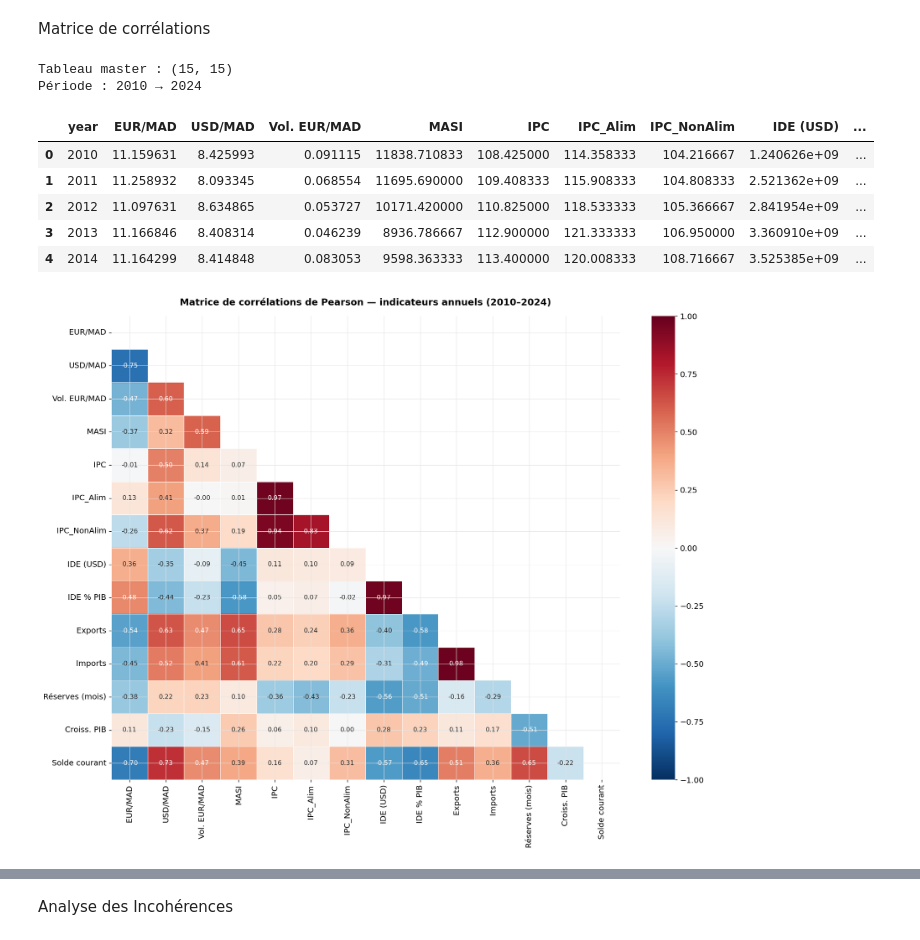
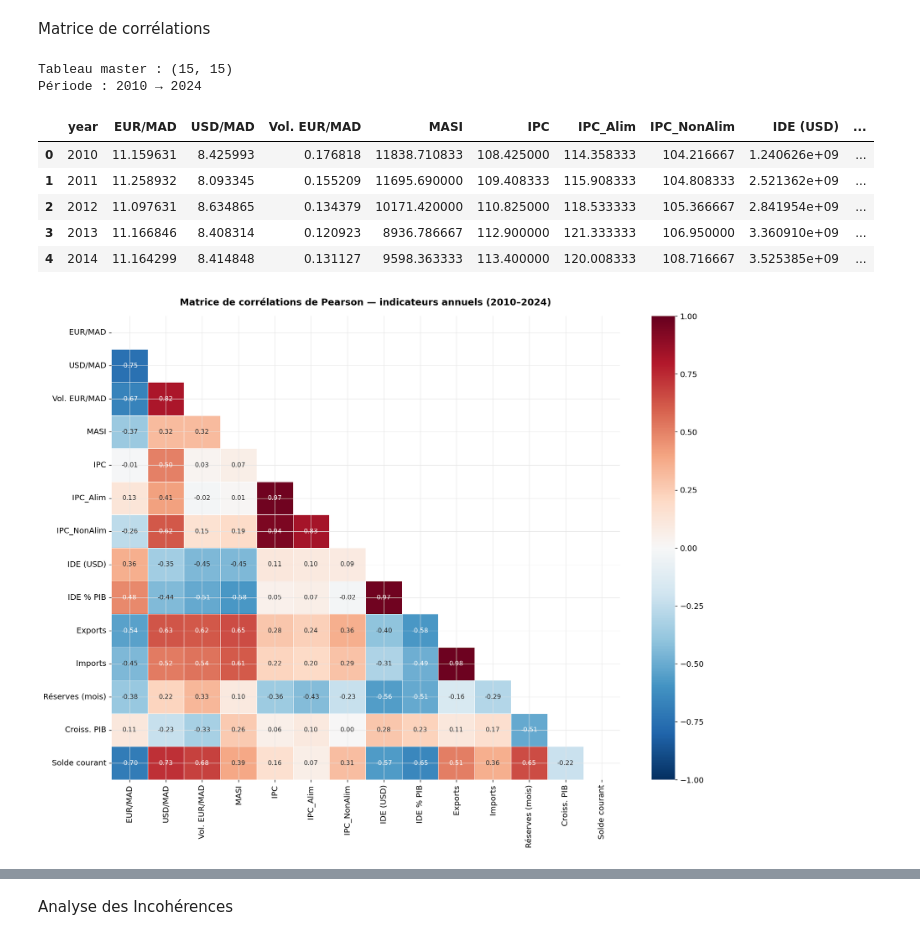
Before and after one commit to JanahAsmae/liberalisation-regime-change-maroc, a Jupyter notebook: notebooks/eda_and_cleaning.ipynb, the cells around one changed output, grey strips where cells are left out. Drawn from its saved outputs; the diff is of its cells as text; code cells hidden in the pictures.

```diff
--- a/notebooks/eda_and_cleaning.ipynb
+++ b/notebooks/eda_and_cleaning.ipynb
@@ -457,3 +457,35 @@ csv_files = sorted([p for p in data_dir.iterdir()])
 dfs = [pd.read_csv(p) for p in csv_files]
 dfs_names = [p.stem for p in csv_files]
 dfs_dict = dict(zip(dfs_names, dfs))
+# %%
+# Reconvertir les dates après rechargement depuis cleaned/
+# (pd.read_csv relit tout en string)
+
+# Taux de change
+eur_mad = dfs_dict['taux_change (EUR)_cleaned'].copy()
+usd_mad = dfs_dict['taux_change (USD)_cleaned'].copy()
+eur_mad['Date'] = pd.to_datetime(eur_mad['Date'])
+usd_mad['Date'] = pd.to_datetime(usd_mad['Date'])
+
+# MASI
+dfs_dict['masi_cleaned']['Date'] = pd.to_datetime(dfs_dict['masi_cleaned']['Date'])
+
+# IPC — redéfinir ipc_clean pour les cellules suivantes
+ipc_clean = dfs_dict['ipc_cleaned'].copy()
+MOIS_ORDER = {
+    'janvier':1,'février':2,'mars':3,'avril':4,
+    'mai':5,'juin':6,'juillet':7,'août':8,
+    'septembre':9,'octobre':10,'novembre':11,'décembre':12
+}
+ipc_clean['mois_num'] = ipc_clean['mois'].map(MOIS_ORDER)
+ipc_clean['date'] = pd.to_datetime(
+    ipc_clean['annee'].astype(str) + '-' +
+    ipc_clean['mois_num'].astype(str).str.zfill(2) + '-01'
+)
+ipc_clean = ipc_clean.sort_values('date').reset_index(drop=True)
+
+print("✓ Dates reconverties")
+print(f"  eur_mad  : {eur_mad['Date'].dtype} | {eur_mad['Date'].min().date()} → {eur_mad['Date'].max().date()}")
+print(f"  usd_mad  : {usd_mad['Date'].dtype} | {usd_mad['Date'].min().date()} → {usd_mad['Date'].max().date()}")
+print(f"  masi     : {dfs_dict['masi_cleaned']['Date'].dtype}")
+print(f"  ipc_clean: {ipc_clean.shape} | {ipc_clean['date'].min().date()} → {ipc_clean['date'].max().date()}")
@@ -1376,9 +1416,9 @@ usd_ann = (usd_mad.set_index('Date')['Cours']
 usd_ann['year'] = usd_ann['year'].dt.year
 
 # Volatilité annuelle EUR/MAD
-vol_ann = (eur_mad.set_index('Date')['Cours']
+vol_ann = (eur_mad.set_index('Date')['Variation']
            .resample('Y').std().reset_index()
-           .rename(columns={'Date':'year', 'Cours':'Vol_EUR_MAD'}))
+           .rename(columns={'Date':'year', 'Variation':'Vol_EUR_MAD'}))
 vol_ann['year'] = vol_ann['year'].dt.year
 
 # MASI annuel
@@ -1405,38 +1445,41 @@ df_master = (eur_ann
     .merge(masi_ann,  on='year')
     .merge(ipc_ann,   on='year')
     .merge(dfs_dict['ide_global_cleaned'][['Year','IDE_USD','IDE_percent_GDP']]
            .rename(columns={'Year':'year'}), on='year')
     .merge(dfs_dict['ice_global_cleaned'][['year','value_exports','value_imports']], on='year')
     .merge(dfs_dict['reserves_cleaned'][['year','value_months']], on='year')
     .merge(dfs_dict['macro_cleaned'][['year','gdp_growth','current_account']], on='year')
 )
 
 # Renommer pour lisibilité
 df_master = df_master.rename(columns={
     'EUR_MAD':        'EUR/MAD',
     'USD_MAD':        'USD/MAD',
     'Vol_EUR_MAD':    'Vol. EUR/MAD',
     'IDE_USD':        'IDE (USD)',
     'IDE_percent_GDP':'IDE % PIB',
     'value_exports':  'Exports',
     'value_imports':  'Imports',
     'value_months':   'Réserves (mois)',
     'gdp_growth':     'Croiss. PIB',
     'current_account':'Solde courant',
 })
 
+# Filtrer sur 2010-2024 — exclure 2025 et 2026 partiels
+df_master = df_master[df_master['year'] <= 2024].reset_index(drop=True)
+
 print(f"Tableau master : {df_master.shape}")
 print(f"Période : {df_master['year'].min()} → {df_master['year'].max()}")
 display(df_master.head())
 # %% [output]
 Tableau master : (15, 15)
 Période : 2010 → 2024
 |  | year | EUR/MAD | USD/MAD | Vol. EUR/MAD | MASI | IPC | IPC_Alim | IPC_NonAlim | IDE (USD) | ... |
-| 0 | 2010 | 11.159631 | 8.425993 | 0.091115 | 11838.710833 | 108.425000 | 114.358333 | 104.216667 | 1.240626e+09 | ... |
-| 1 | 2011 | 11.258932 | 8.093345 | 0.068554 | 11695.690000 | 109.408333 | 115.908333 | 104.808333 | 2.521362e+09 | ... |
-| 2 | 2012 | 11.097631 | 8.634865 | 0.053727 | 10171.420000 | 110.825000 | 118.533333 | 105.366667 | 2.841954e+09 | ... |
-| 3 | 2013 | 11.166846 | 8.408314 | 0.046239 | 8936.786667 | 112.900000 | 121.333333 | 106.950000 | 3.360910e+09 | ... |
-| 4 | 2014 | 11.164299 | 8.414848 | 0.083053 | 9598.363333 | 113.400000 | 120.008333 | 108.716667 | 3.525385e+09 | ... |
+| 0 | 2010 | 11.159631 | 8.425993 | 0.176818 | 11838.710833 | 108.425000 | 114.358333 | 104.216667 | 1.240626e+09 | ... |
+| 1 | 2011 | 11.258932 | 8.093345 | 0.155209 | 11695.690000 | 109.408333 | 115.908333 | 104.808333 | 2.521362e+09 | ... |
+| 2 | 2012 | 11.097631 | 8.634865 | 0.134379 | 10171.420000 | 110.825000 | 118.533333 | 105.366667 | 2.841954e+09 | ... |
+| 3 | 2013 | 11.166846 | 8.408314 | 0.120923 | 8936.786667 | 112.900000 | 121.333333 | 106.950000 | 3.360910e+09 | ... |
+| 4 | 2014 | 11.164299 | 8.414848 | 0.131127 | 9598.363333 | 113.400000 | 120.008333 | 108.716667 | 3.525385e+09 | ... |
 # %%
 #-----------------------------------------------------------Matrice de corrélations
 
@@ -1462,7 +1505,7 @@ plt.tight_layout()
 plt.savefig("../visualisation/viz_12_correlations.png", bbox_inches='tight', dpi=150)
 plt.show()
 # %% [output]
-[figure, old version]
+[figure, new version]
 # %%
 # Focus corrélations avec EUR/MAD
 
```
Also changed, not shown: parts of 6 cells of this notebook, 16 other files.
